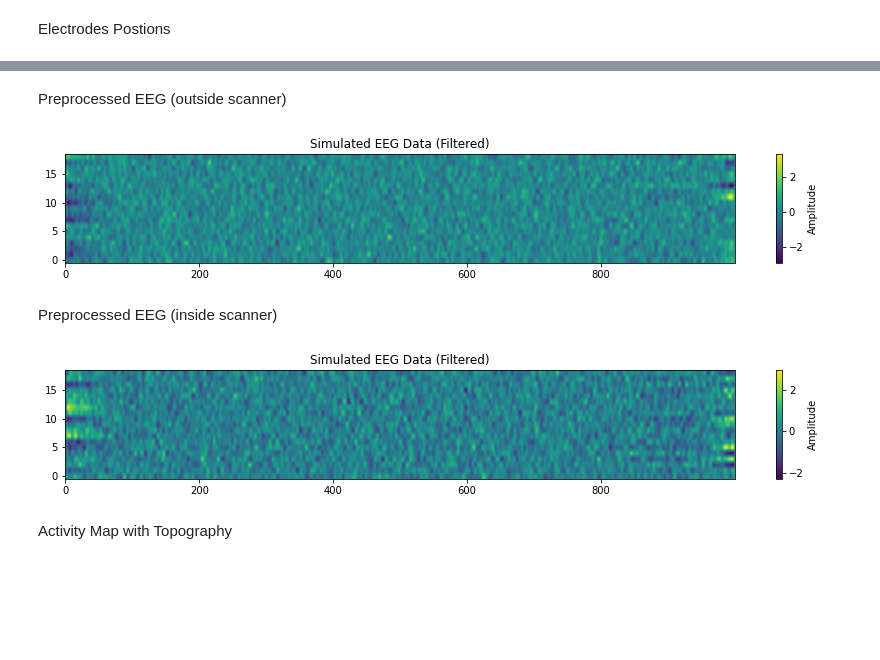
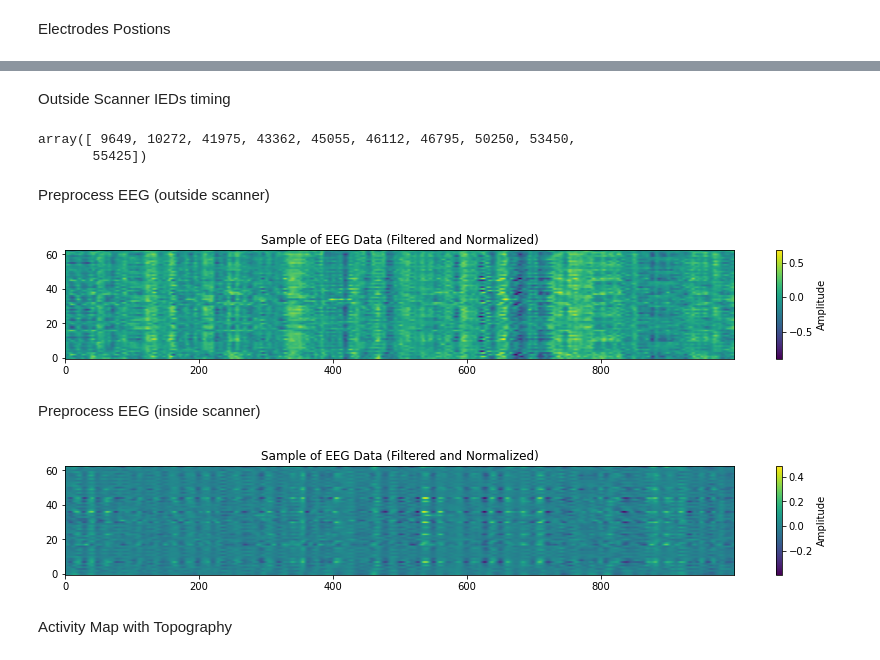
Before and after one commit to smsadjadi/Neuroimaging-Biomarkers-of-Epilepsy, a Jupyter notebook: gfp_scorr/analyze.ipynb, the cells around one changed output, grey strips where cells are left out. Saved outputs shown, nothing was run; the diff lists cells and outputs as text; code cells hidden in the pictures; blank space fills up the shorter version.

```diff
--- a/gfp_scorr/analyze.ipynb
+++ b/gfp_scorr/analyze.ipynb
@@ -53,0 +45,7 @@ spike_timing = np.random.choice(np.arange(50, n_samples - 50, 10), size=spike_co
+# %%
+eeg_outside = read_raw_eeglab("dataset/sub01/preprocessed/outside_preprocessed.set") # 'read_raw_brainvision' for .eeg data
+eeg_outside.pick_channels(electrode_labels)
+eeg_outside_data = eeg_outside.get_data()
+n_channels, n_samples = eeg_outside_data.shape
+print(eeg_outside.info)
+# eeg_outside.plot(scalings='auto', title="Raw EEG")
@@ -54,29 +94,37 @@ spike_timing = np.random.choice(np.arange(50, n_samples - 50, 10), size=spike_co
+# %% [markdown]
+Outside Scanner IEDs timing
+# %%
+spike_timing = (np.loadtxt('dataset/sub01/spike_timing.txt', dtype=float) * sfreq ).astype('int')
+spike_timing
+# %% [output]
+array([ 9649, 10272, 41975, 43362, 45055, 46112, 46795, 50250, 53450,
+       55425])
 # %% [markdown]
-Preprocessed EEG (outside scanner)
+Preprocess EEG (outside scanner)
 # %%
 eeg_outside_filtered = preprocess_eeg(eeg_outside_data, sfreq=250)
 
 plt.figure(figsize=(15, 2))
-plt.title("Simulated EEG Data (Filtered)")
-plt.imshow(eeg_outside_filtered, aspect='auto', cmap='viridis', origin='lower')
+plt.title("Sample of EEG Data (Filtered and Normalized)")
+plt.imshow(eeg_outside_filtered[:,:1000], aspect='auto', cmap='viridis', origin='lower')
 plt.colorbar(label='Amplitude')
-plt.savefig("results/eeg.png", dpi=300, bbox_inches='tight')
+plt.savefig("results/eeg_outside.png", dpi=300, bbox_inches='tight')
 plt.show()
 # %% [output]
-[figure, old version]
+[figure, new version]
 # %% [markdown]
-Preprocessed EEG (inside scanner)
+Preprocess EEG (inside scanner)
 # %%
 eeg_inside_filtered = preprocess_eeg(eeg_inside_data, sfreq=250)
 
 plt.figure(figsize=(15, 2))
-plt.title("Simulated EEG Data (Filtered)")
-plt.imshow(eeg_inside_filtered, aspect='auto', cmap='viridis', origin='lower')
+plt.title("Sample of EEG Data (Filtered and Normalized)")
+plt.imshow(eeg_inside_filtered[:,:1000], aspect='auto', cmap='viridis', origin='lower')
 plt.colorbar(label='Amplitude')
 plt.savefig("results/eeg_inside.png", dpi=300, bbox_inches='tight')
 plt.show()
 # %% [output]
-[figure, old version]
+[figure, new version]
 # %% [markdown]
 Activity Map with Topography
 # %%
```
Also changed, not shown: parts of 11 cells of this notebook, 12 other files.
